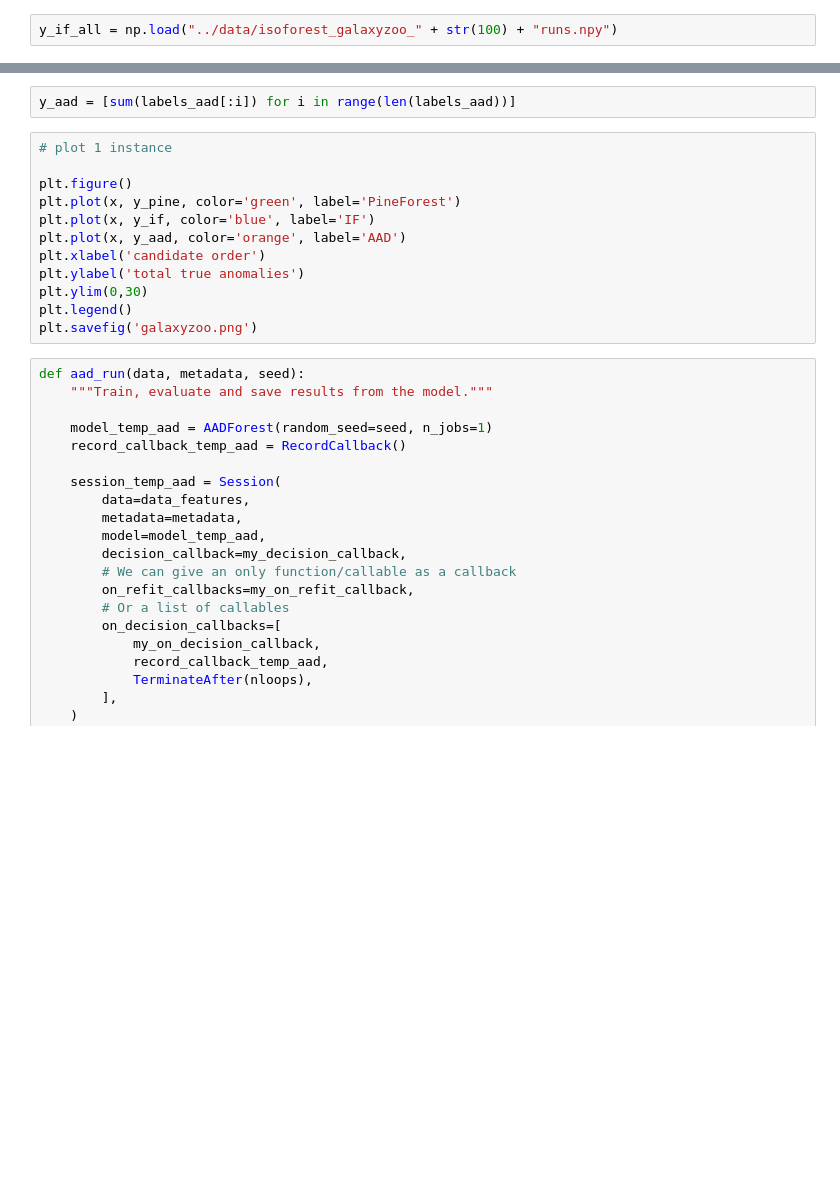
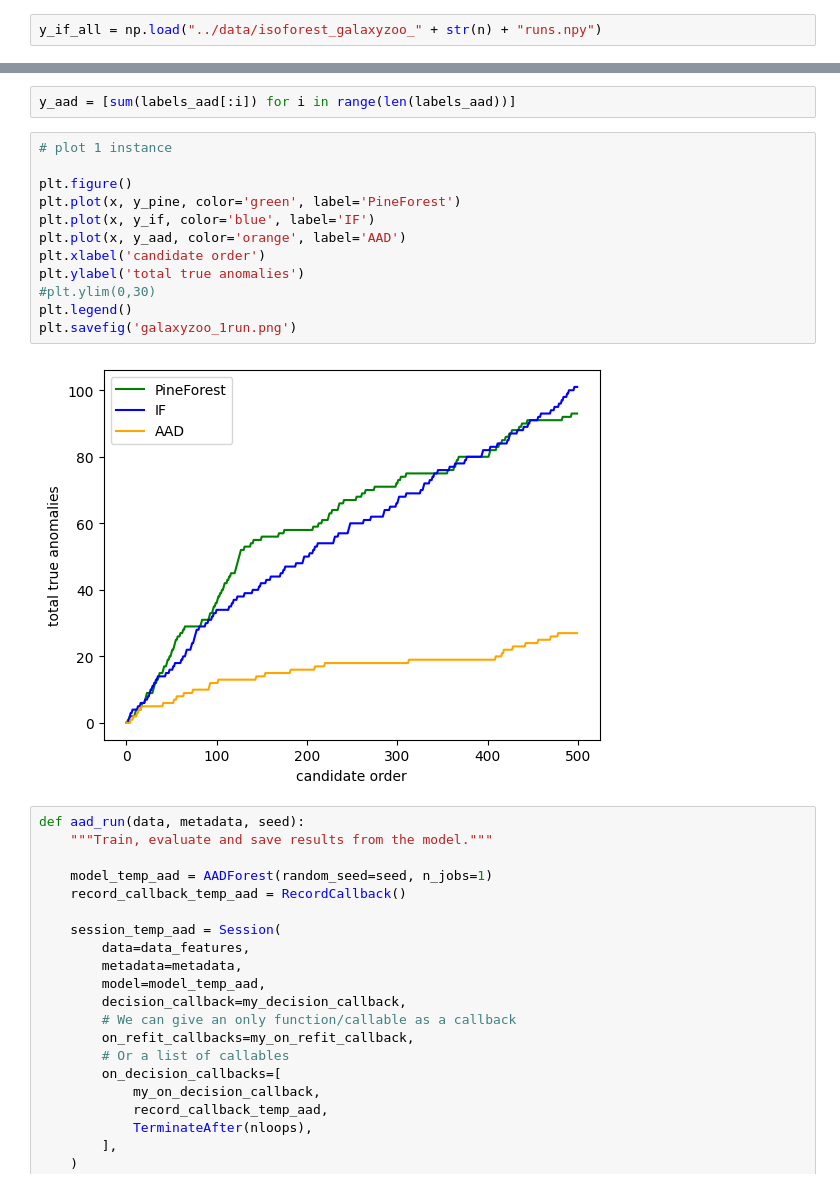
Before and after one commit to emilleishida/test_pineforest, a Jupyter notebook: notebooks/galaxyzoo.ipynb, the cells around one changed output, grey strips where cells are left out. Drawn from its saved outputs; the diff is of its cells as text; blank space fills up the shorter version.

Commit message:
update galaxyzoo

```diff
--- a/notebooks/galaxyzoo.ipynb
+++ b/notebooks/galaxyzoo.ipynb
@@ -192,7 +192,7 @@ y_if_all = np.array(y_if_all)
 # %%
 np.save("../data/isoforest_galaxyzoo_" + str(n) + "runs.npy", y_if_all)
 # %%
-y_if_all = np.load("../data/isoforest_galaxyzoo_" + str(100) + "runs.npy")
+y_if_all = np.load("../data/isoforest_galaxyzoo_" + str(n) + "runs.npy")
 # %%
 # get numbers for plotting
 ymax_if = [np.percentile(y_if_all[:,i],95) for i in range(y_if_all.shape[1])]
@@ -391,15 +393,17 @@ y_aad = [sum(labels_aad[:i]) for i in range(len(labels_aad))]
 # %%
 # plot 1 instance
 
 plt.figure()
 plt.plot(x, y_pine, color='green', label='PineForest')
 plt.plot(x, y_if, color='blue', label='IF')
 plt.plot(x, y_aad, color='orange', label='AAD')
 plt.xlabel('candidate order')
 plt.ylabel('total true anomalies')
-plt.ylim(0,30)
+#plt.ylim(0,30)
 plt.legend()
-plt.savefig('galaxyzoo.png')
+plt.savefig('galaxyzoo_1run.png')
+# %% [output]
+[figure, added]
 # %%
 def aad_run(data, metadata, seed):
     """Train, evaluate and save results from the model."""
```
Also changed, not shown: parts of 15 cells of this notebook.
